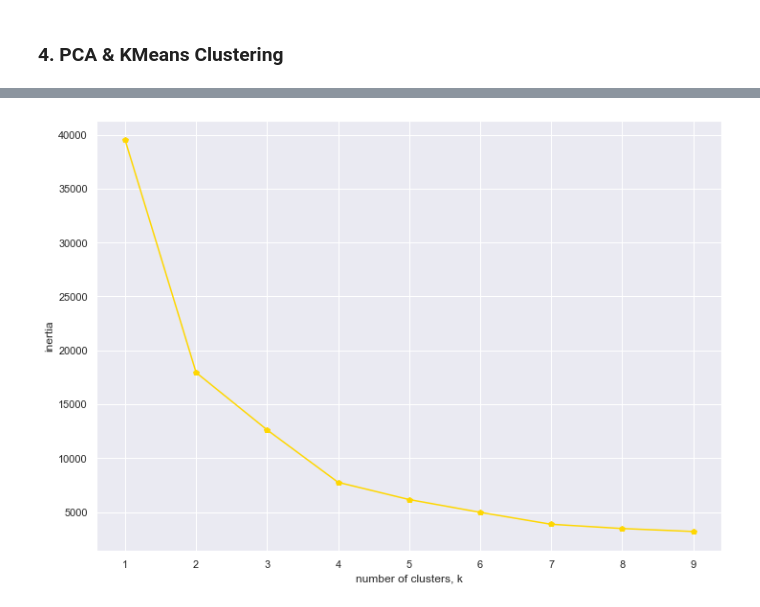
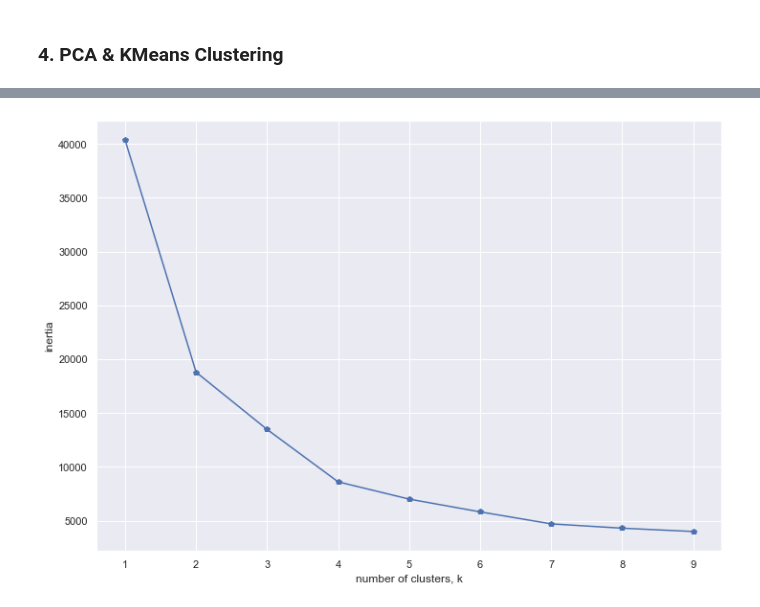
Before and after one commit to minhui-ma/Occupation-Salary-and-Likelihood-of-Automation, a Jupyter notebook: Occupation_Salary_Automation.ipynb, the cells around one changed output, grey strips where cells are left out. Saved outputs shown, nothing was run; the diff lists cells and outputs as text; code cells hidden in the pictures.

```diff
--- a/Occupation_Salary_Automation.ipynb
+++ b/Occupation_Salary_Automation.ipynb
@@ -458,20 +463,20 @@ plt.show()
 # %%
 inertias = []
 
 # Creating 10 K-Mean models while varying the number of clusters (k)
 for k in range(1,10):
     model = KMeans(n_clusters=k)
 
     # Fit model to samples
-    model.fit(PCA_components.iloc[:,:3])
+    model.fit(PCA_components.iloc[:,:5])
 
     # Append the inertia to the list of inertias
     inertias.append(model.inertia_)
 
-plt.plot(range(1,10), inertias, '-p', color='gold')
+plt.plot(range(1,10), inertias, '-p')
 plt.xlabel('number of clusters, k')
-plt.ylabel('inertia')
+plt.ylabel('inertia')  # within-cluster sum of squares
 plt.show()
 # %% [output]
-[figure, old version]
+[figure, new version]
 # %%
```
Also changed, not shown: parts of 10 cells of this notebook.
